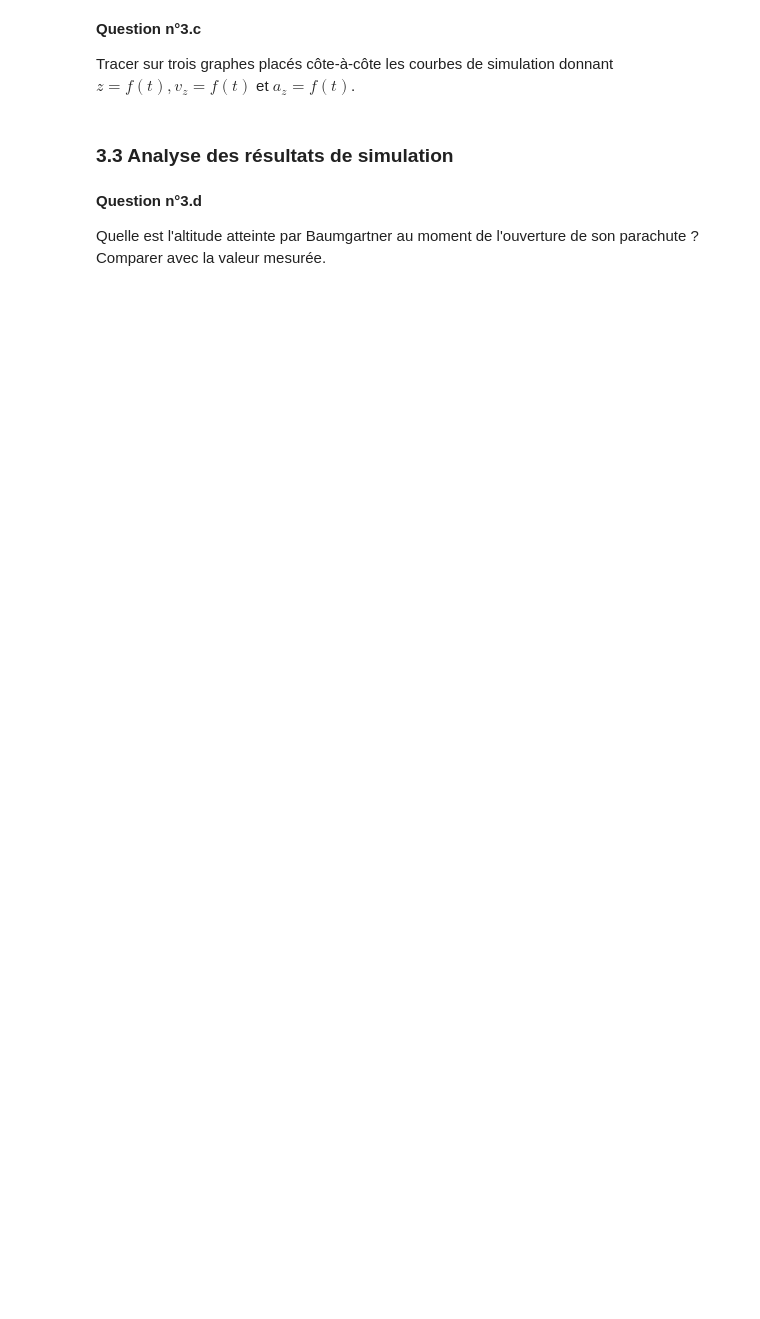
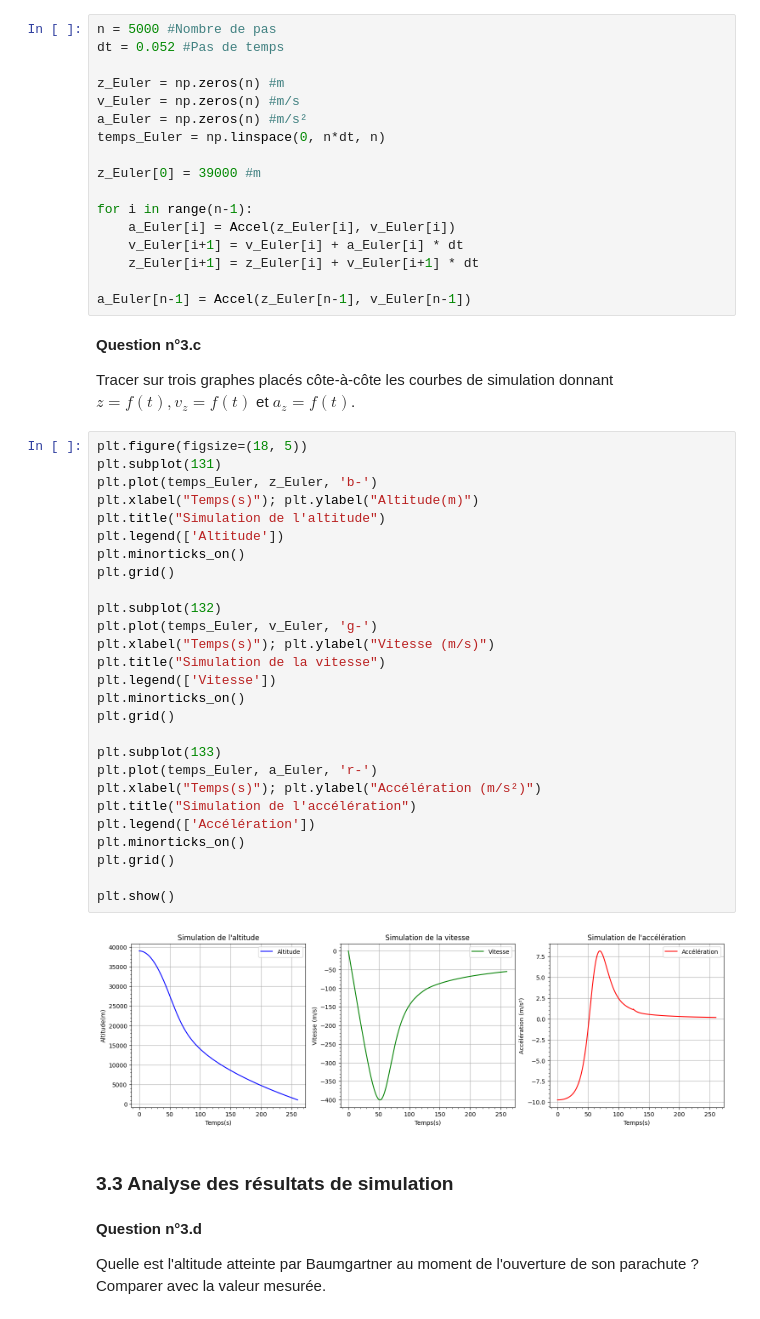
Before and after one commit to IsabelaCaldeira/ChuteLibre, a Jupyter notebook: CHUTE-LIBRE_Notebook-pour-etudiants_2022.ipynb, the cells around one changed output. Cells and saved outputs as stored; diff of their text form; blank space fills up the shorter version.

Commit message:
adding simulation with Euler

```diff
--- a/CHUTE-LIBRE_Notebook-pour-etudiants_2022.ipynb
+++ b/CHUTE-LIBRE_Notebook-pour-etudiants_2022.ipynb
@@ -375,10 +375,56 @@ Pour mettre en oeuvre cette méthode, il faut commencer par définir le nombre d
 **Question n°3.b**
 
 Mettre en oeuvre la méthode d'Euler-Cromer pour déterminer les composantes $a_z$ de l'accélération et $v_z$ de la vitesse ainsi que l'altitude $z$ de Baumgartner en fonction du temps $t$ de chute libre.
+# %%
+n = 5000 #Nombre de pas
+dt = 0.052 #Pas de temps
+
+z_Euler = np.zeros(n) #m
+v_Euler = np.zeros(n) #m/s
+a_Euler = np.zeros(n) #m/s²
+temps_Euler = np.linspace(0, n*dt, n)
+
+z_Euler[0] = 39000 #m
+
+for i in range(n-1):
+    a_Euler[i] = Accel(z_Euler[i], v_Euler[i])
+    v_Euler[i+1] = v_Euler[i] + a_Euler[i] * dt
+    z_Euler[i+1] = z_Euler[i] + v_Euler[i+1] * dt
+
+a_Euler[n-1] = Accel(z_Euler[n-1], v_Euler[n-1])
 # %% [markdown]
 **Question n°3.c**
 
 Tracer sur trois graphes placés côte-à-côte les courbes de simulation donnant $z=f(t), v_z=f(t)$ et $a_z = f(t)$.
+# %%
+plt.figure(figsize=(18, 5))
+plt.subplot(131)
+plt.plot(temps_Euler, z_Euler, 'b-')
+plt.xlabel("Temps(s)"); plt.ylabel("Altitude(m)")
+plt.title("Simulation de l'altitude")
+plt.legend(['Altitude'])
+plt.minorticks_on()
+plt.grid()
+
+plt.subplot(132)
+plt.plot(temps_Euler, v_Euler, 'g-')
+plt.xlabel("Temps(s)"); plt.ylabel("Vitesse (m/s)")
+plt.title("Simulation de la vitesse")
+plt.legend(['Vitesse'])
+plt.minorticks_on()
+plt.grid()
+
+plt.subplot(133)
+plt.plot(temps_Euler, a_Euler, 'r-')
+plt.xlabel("Temps(s)"); plt.ylabel("Accélération (m/s²)")
+plt.title("Simulation de l'accélération")
+plt.legend(['Accélération'])
+plt.minorticks_on()
+plt.grid()
+
+plt.show()
+# %% [output]
+[figure, added]
 # %% [markdown]
 ### 3.3 Analyse des résultats de simulation
 # %% [markdown]
```
Also changed, not shown: parts of 1 cell of this notebook.
